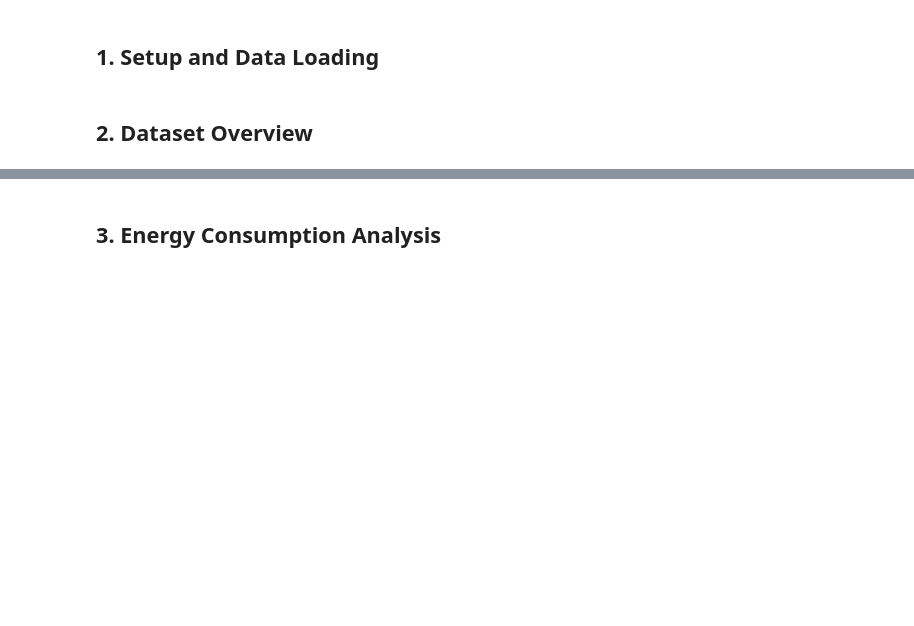
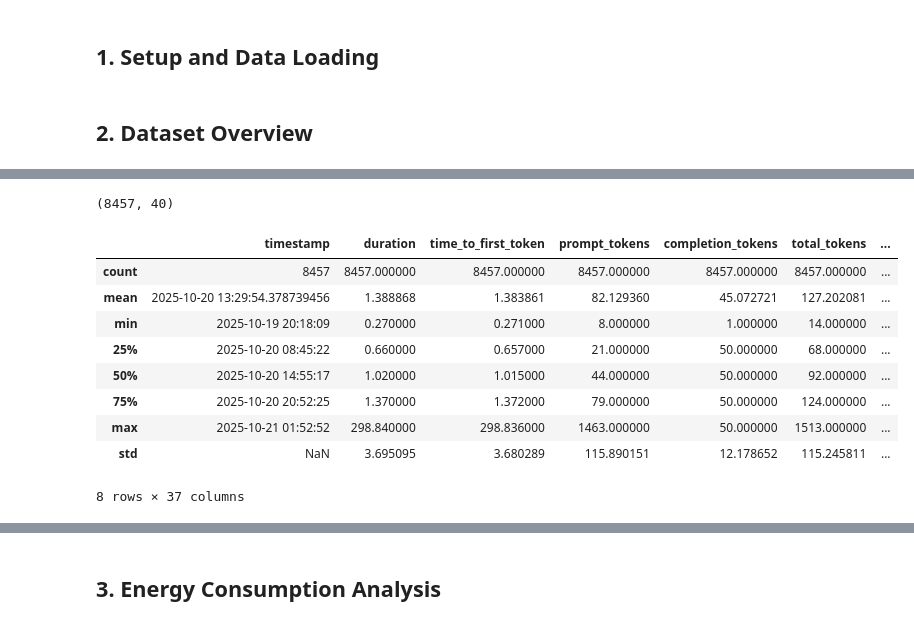
Before and after one commit to evwillow/MeasuringPromptEnergyinLLMs, a Jupyter notebook: 05_exploratory_data_analysis.ipynb, the cells around one changed output, grey strips where cells are left out. Drawn from its saved outputs; the diff is of its cells as text; code cells hidden in the pictures; blank space fills up the shorter version.

```diff
--- a/05_exploratory_data_analysis.ipynb
+++ b/05_exploratory_data_analysis.ipynb
@@ -10,0 +36,19 @@
+# %%
+# Display dataset shape
+data.shape
+# %% [output]
+(8457, 40)
+# %%
+# Display summary statistics
+data.describe()
+# %% [output]
+|  | timestamp | duration | time_to_first_token | prompt_tokens | completion_tokens | total_tokens | ... |
+| count | 8457 | 8457.000000 | 8457.000000 | 8457.000000 | 8457.000000 | 8457.000000 | ... |
+| mean | 2025-10-20 13:29:54.378739456 | 1.388868 | 1.383861 | 82.129360 | 45.072721 | 127.202081 | ... |
+| min | 2025-10-19 20:18:09 | 0.270000 | 0.271000 | 8.000000 | 1.000000 | 14.000000 | ... |
+| 25% | 2025-10-20 08:45:22 | 0.660000 | 0.657000 | 21.000000 | 50.000000 | 68.000000 | ... |
+| 50% | 2025-10-20 14:55:17 | 1.020000 | 1.015000 | 44.000000 | 50.000000 | 92.000000 | ... |
+| 75% | 2025-10-20 20:52:25 | 1.370000 | 1.372000 | 79.000000 | 50.000000 | 124.000000 | ... |
+| max | 2025-10-21 01:52:52 | 298.840000 | 298.836000 | 1463.000000 | 50.000000 | 1513.000000 | ... |
+| std | NaN | 3.695095 | 3.680289 | 115.890151 | 12.178652 | 115.245811 | ... |
+8 rows × 37 columns
```
Also changed, not shown: parts of 45 cells of this notebook, 3 other files.
